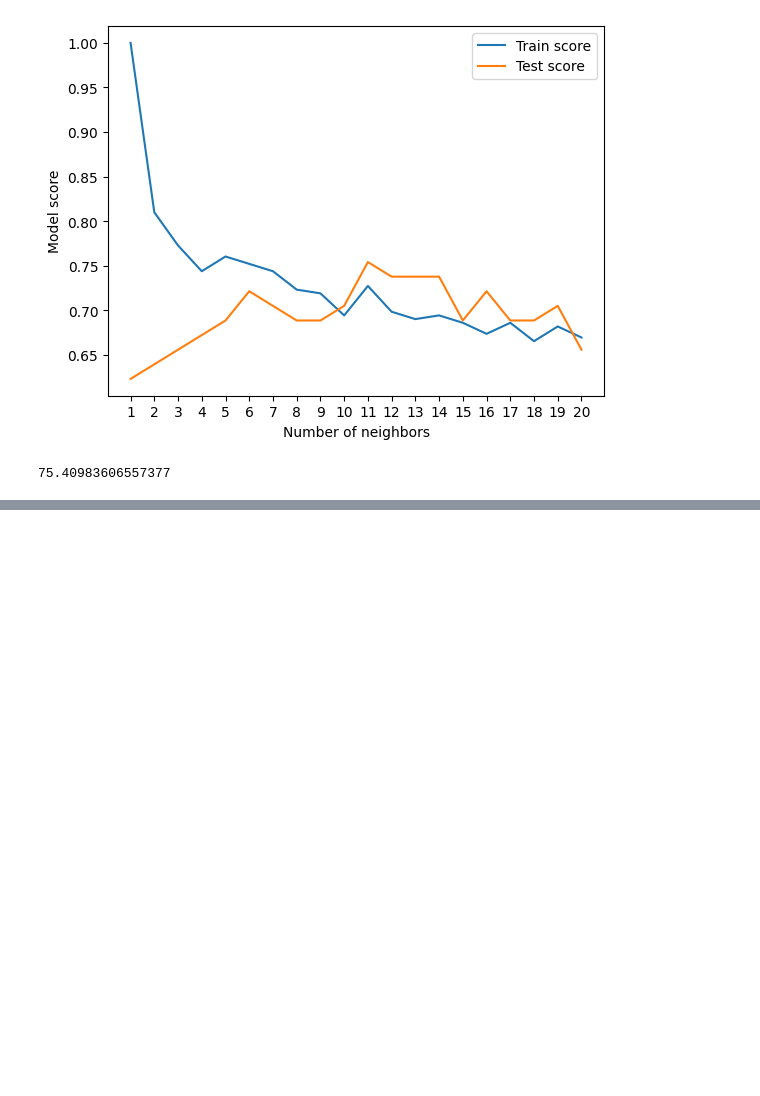
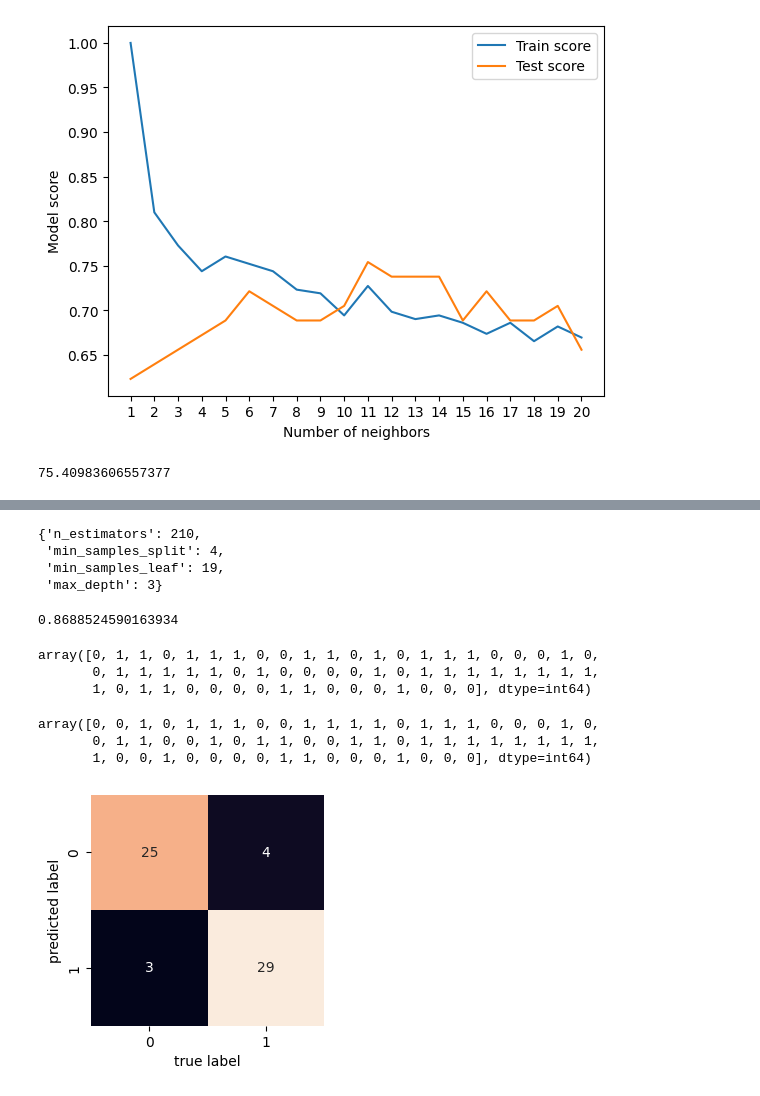
Before and after one commit to regnROK/heart-disease-classification, a Jupyter notebook: heart_disease_classification.ipynb, the cells around one changed output, grey strips where cells are left out. Saved outputs shown, nothing was run; the diff lists cells and outputs as text; code cells hidden in the pictures; blank space fills up the shorter version.

```diff
--- a/heart_disease_classification.ipynb
+++ b/heart_disease_classification.ipynb
@@ -267,3 +267,19 @@ plt.legend()
 max(test_scores)*100
 # %% [output]
 75.40983606557377
+# %%
+log_regre_grid = {
+    "C":np.logspace(-4,4,20),
+    "solver":["liblinear"]
+}
+
+np.random.seed(42)
+rs_log_reg = RandomizedSearchCV(
+    LogisticRegression(),
+    param_distributions=log_regre_grid,
+    cv=5,
+    n_iter=20,
+    verbose=True
+)
+
+rs_log_reg.fit(x_train , y_train)
@@ -269,0 +331,40 @@ max(test_scores)*100
+# %%
+rs_randomF.best_params_
+# %% [output]
+{'n_estimators': 210,
+ 'min_samples_split': 4,
+ 'min_samples_leaf': 19,
+ 'max_depth': 3}
+# %%
+rs_randomF.score(x_test , y_test)
+# %% [output]
+0.8688524590163934
+# %%
+# making prediction on data by logistic regression since it has the best accuracy
+y_preds = rs_log_reg.predict(x_test)
+y_preds
+# %% [output]
+array([0, 1, 1, 0, 1, 1, 1, 0, 0, 1, 1, 0, 1, 0, 1, 1, 1, 0, 0, 0, 1, 0,
+       0, 1, 1, 1, 1, 1, 0, 1, 0, 0, 0, 0, 1, 0, 1, 1, 1, 1, 1, 1, 1, 1,
+       1, 0, 1, 1, 0, 0, 0, 0, 1, 1, 0, 0, 0, 1, 0, 0, 0], dtype=int64)
+# %%
+y_test
+# %% [output]
+array([0, 0, 1, 0, 1, 1, 1, 0, 0, 1, 1, 1, 1, 0, 1, 1, 1, 0, 0, 0, 1, 0,
+       0, 1, 1, 0, 0, 1, 0, 1, 1, 0, 0, 1, 1, 0, 1, 1, 1, 1, 1, 1, 1, 1,
+       1, 0, 0, 1, 0, 0, 0, 0, 1, 1, 0, 0, 0, 1, 0, 0, 0], dtype=int64)
+# %%
+def plot_conf_mat(y_test, y_preds):
+    """
+    Plots a confusion matrix using Seaborn's heatmap().
+    """
+    fig, ax = plt.subplots(figsize=(3, 3))
+    ax = sns.heatmap(confusion_matrix(y_test, y_preds),
+                     annot=True, # Annotate the boxes
+                     cbar=False)
+    plt.xlabel("true label")
+    plt.ylabel("predicted label")
+
+plot_conf_mat(y_test, y_preds)
+# %% [output]
+[figure, added]
```
Also changed, not shown: parts of 5 cells of this notebook.
